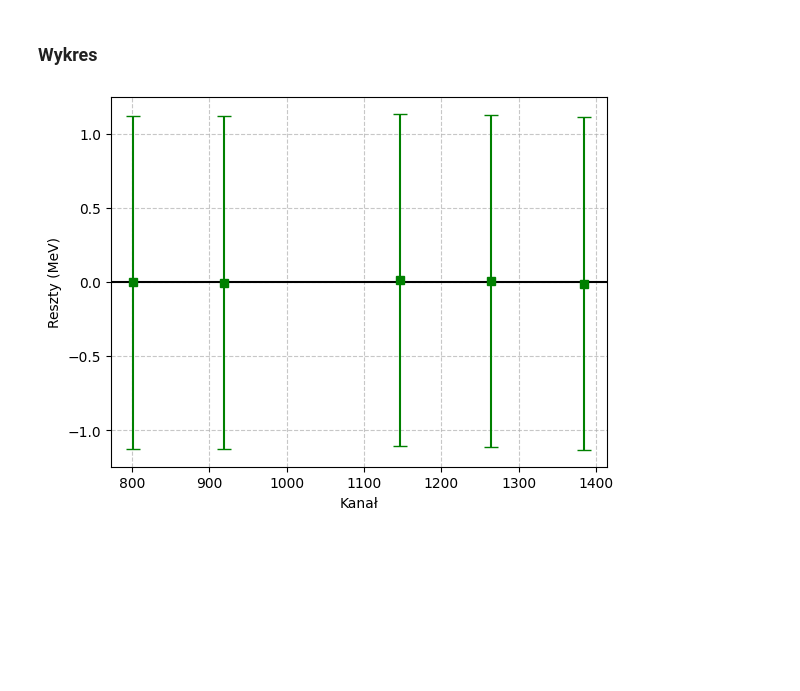
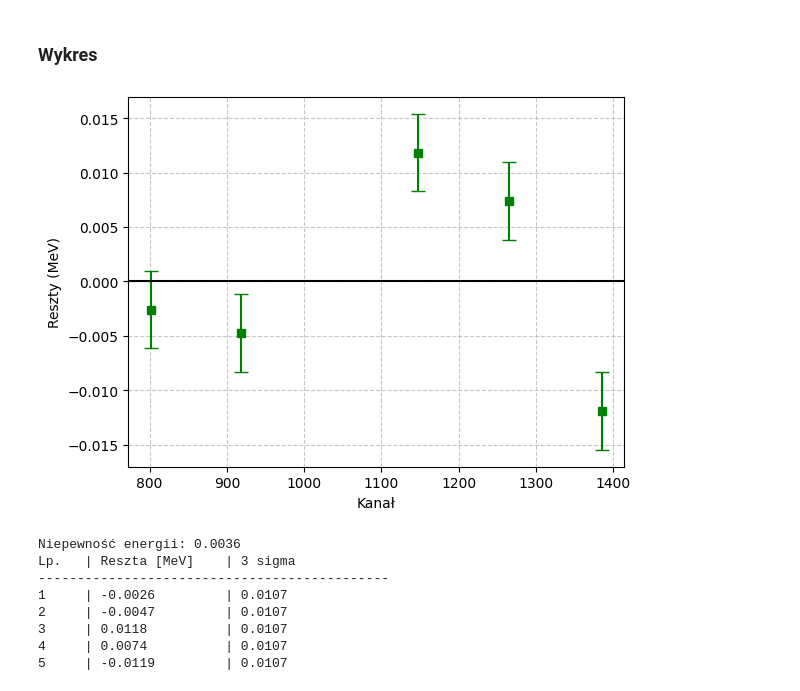
Before and after one commit to Fil0024/NuclearFission, a Jupyter notebook: kalibracja_energetyczna_alpha.ipynb, the cells around one changed output. Drawn from its saved outputs; the diff is of its cells as text; code cells hidden in the pictures; blank space fills up the shorter version.

Commit message:
zmiany w plikach jupyter do kalibracji energetycznych, dokończenie wykresów reszt

```diff
--- a/kalibracja_energetyczna_alpha.ipynb
+++ b/kalibracja_energetyczna_alpha.ipynb
@@ -36,7 +36,8 @@ def gaussian(x, A, mu, sigma):
     return normalization * exponent
 
 def gaussian_fit_auto(df):
-    # 1. Wstępne znalezienie piku (najwyższego wzniesienia)
+    df = df[df['channel'] > 500]
+
     x = df['channel'].values
     y = df['counts'].values
 
@@ -96,7 +97,7 @@ lista_kanaly = []
 for label, path in pliki_kalibracja_alpha.items():
     df = load_lst(path)
 
-    a, mu, sigma, fwhm = gaussian_fit_auto(df)
+    A, mu, sigma, fwhm = gaussian_fit_auto(df)
     lista_energia.append(float(label))
     lista_kanaly.append(mu)
 
@@ -129,10 +130,10 @@ Lp.   | Energia [MeV]   | Kanał (środek piku)
 # %% [markdown]
 ## Dopasowanie prostej
 # %%
-a, b = np.polyfit(kanaly, energia, 1)
+a_fit, b_fit = np.polyfit(kanaly, energia, 1)
 
 x_fit = np.linspace(min(kanaly), max(kanaly), 100)
-y_fit = a * x_fit + b
+y_fit = a_fit * x_fit + b_fit
 
 plt.figure()
 plt.plot(kanaly, energia, 'o', markersize=6)
@@ -180,8 +181,9 @@ for label, path in pliki_kalibracja_alpha.items():
 
     print(f'{label}: {mu:.2f}')
 
-    plt.step(df['channel'], df['counts'], label=label)
-plt.xlim(1000, 1200) # Zakres piku alfa
+    plt.plot(df['channel'], df['counts'], label=label)
+plt.xlim(900, 950) # Zakres piku alfa
+plt.ylim(0,1350)
 plt.xlabel("Kanał")
 plt.ylabel("Zliczenia")
 plt.legend()
@@ -206,15 +209,31 @@ u_energii_arr = np.full_like(kanaly, u_energii)
 # %% [markdown]
 ### Wykres
 # %%
-y_model = a * kanaly + b
+y_model = a_fit * kanaly + b_fit
 reszty = energia - y_model
 
 plt.errorbar(kanaly, reszty, yerr=u_energii, fmt='s', color='green', capsize=5)
 plt.axhline(0, color='black')
 plt.xlabel('Kanał')
 plt.ylabel('Reszty (MeV)')
 plt.grid(True, linestyle='--', alpha=0.7)
 
 plt.show()
+print(f'Niepewność energii: {u_energii:.4f}')
+
+
+print(f"{'Lp.':<5} | {'Reszta [MeV]':<15} | {'3 sigma':<15}")
+print("-" * 45)
+
+for i, reszta in enumerate(reszty,1):
+    print(f"{i:<5} | {reszta:<15.4f} | {3*u_energii:<15.4f}")
 # %% [output]
-[figure, old version]
+[figure, new version]
+Niepewność energii: 0.0036
+Lp.   | Reszta [MeV]    | 3 sigma
+---------------------------------------------
+1     | -0.0026         | 0.0107
+2     | -0.0047         | 0.0107
+3     | 0.0118          | 0.0107
+4     | 0.0074          | 0.0107
+5     | -0.0119         | 0.0107
```
Also changed, not shown: parts of 1 cell of this notebook, 1 other file.
